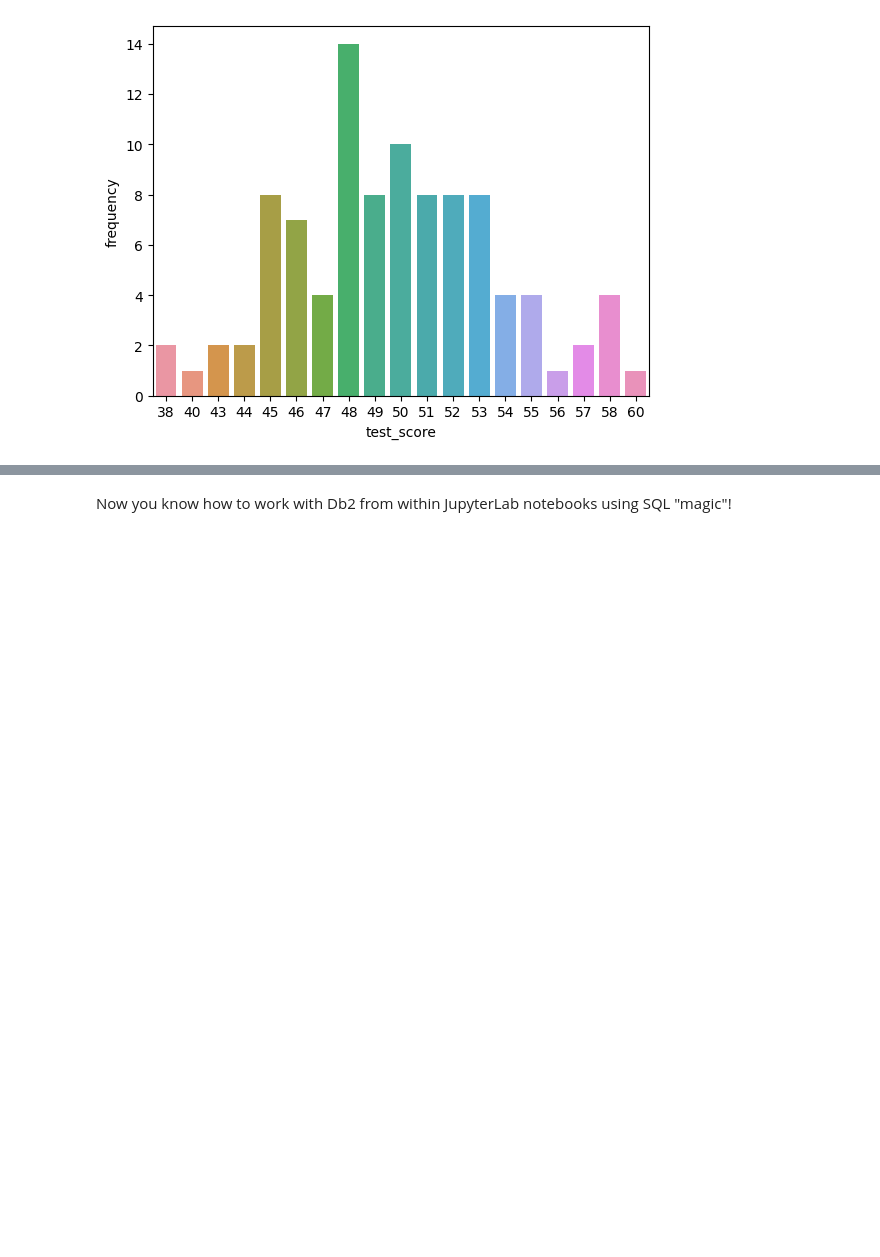
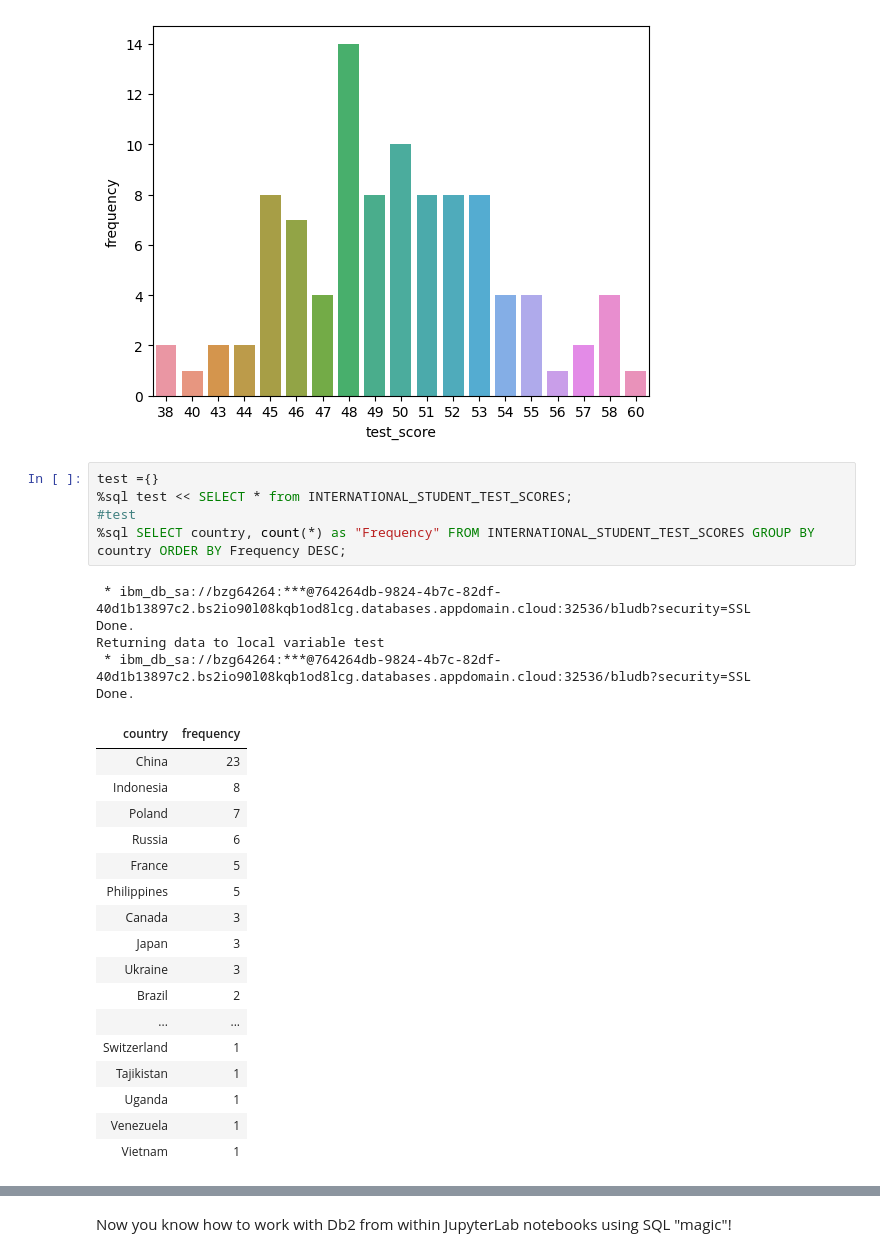
Before and after one commit to Jinkxt/IBM-Practice, a Jupyter notebook: 3- sql magic on ibm db2.ipynb, the cells around one changed output, grey strips where cells are left out. Saved outputs shown, nothing was run; the diff lists cells and outputs as text; blank space fills up the shorter version.

```diff
--- a/3- sql magic on ibm db2.ipynb
+++ b/3- sql magic on ibm db2.ipynb
@@ -178,3 +178,31 @@ import seaborn
 plot = seaborn.barplot(x='test_score',y='frequency', data=dataframe)
 # %% [output]
 [figure]
+# %%
+test ={}
+%sql test << SELECT * from INTERNATIONAL_STUDENT_TEST_SCORES;
+#test
+%sql SELECT country, count(*) as "Frequency" FROM INTERNATIONAL_STUDENT_TEST_SCORES GROUP BY country ORDER BY Frequency DESC;
+# %% [output]
+ * ibm_db_sa://bzg64264:***@764264db-9824-4b7c-82df-40d1b13897c2.bs2io90l08kqb1od8lcg.databases.appdomain.cloud:32536/bludb?security=SSL
+Done.
+Returning data to local variable test
+ * ibm_db_sa://bzg64264:***@764264db-9824-4b7c-82df-40d1b13897c2.bs2io90l08kqb1od8lcg.databases.appdomain.cloud:32536/bludb?security=SSL
+Done.
+| country | frequency |
+| China | 23 |
+| Indonesia | 8 |
+| Poland | 7 |
+| Russia | 6 |
+| France | 5 |
+| Philippines | 5 |
+| Canada | 3 |
+| Japan | 3 |
+| Ukraine | 3 |
+| Brazil | 2 |
+| ... | ... |
+| Switzerland | 1 |
+| Tajikistan | 1 |
+| Uganda | 1 |
+| Venezuela | 1 |
+| Vietnam | 1 |
```
Also changed, not shown: parts of 1 cell of this notebook, 2 other files.
